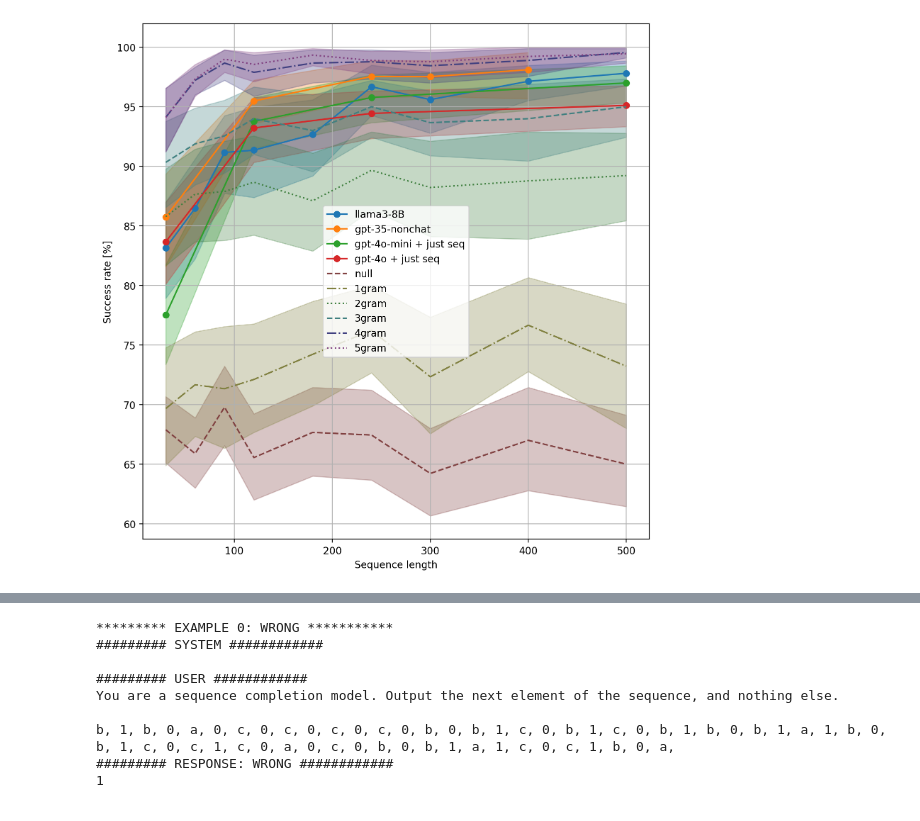
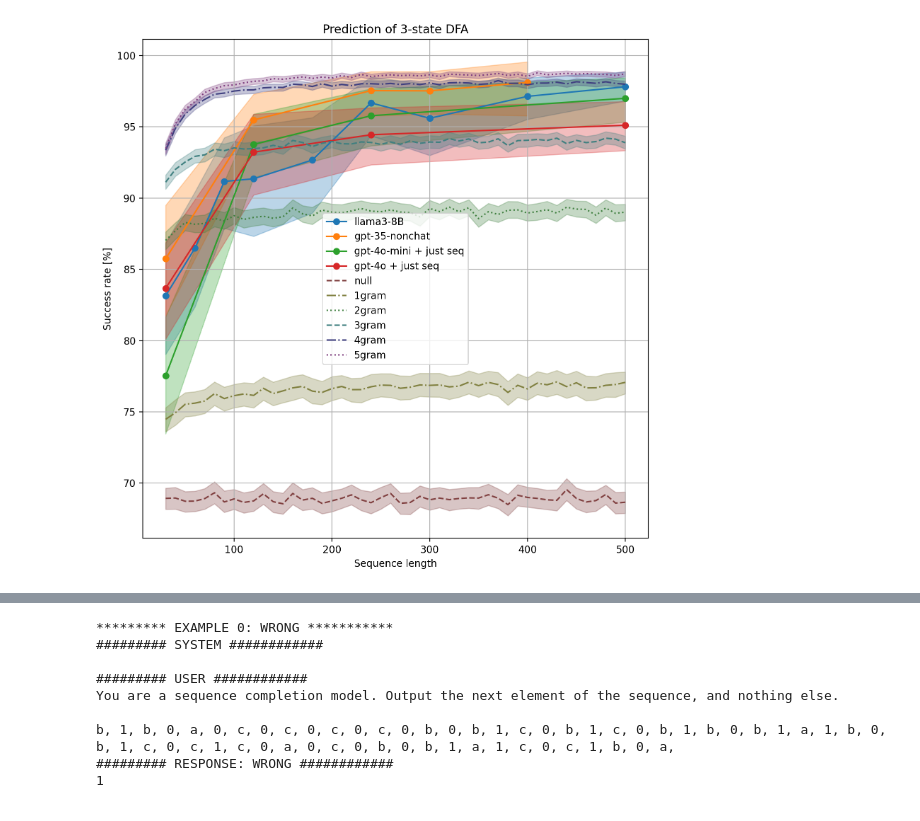
Before and after one commit to kavigupta/evallm, a Jupyter notebook: notebooks/initial-explorations.ipynb, the cells around one changed output, grey strips where cells are left out. Saved outputs shown, nothing was run; the diff lists cells and outputs as text; code cells hidden in the pictures.

```diff
--- a/notebooks/initial-explorations.ipynb
+++ b/notebooks/initial-explorations.ipynb
@@ -47,36 +34,45 @@ basic_sequence_prompt = (
         num_sequence_symbols, version=3
     )
 )
+# %%
+num_states_options_full = (3, 5, 7)
+# %%
+none = current_transducer_experiments(
+    "none",
+    num_states_options=num_states_options_full,
+    num_dfas=1000,
+    num_sequence_symbol_options=range(30, 500 + 1, 10),
+    just_stats=True,
+)
 # %%
 results = {
     "llama3-8B": current_transducer_experiments(
         "meta-llama/Meta-Llama-3-8B",
-        num_states_options=(3,),
+        num_states_options=num_states_options_full,
         num_dfas=30,
         num_sequence_symbol_options=(30, 60, 90, 120, 180, 240, 300, 400, 500),
     ),
     "gpt-35-nonchat": current_transducer_experiments(
         "gpt-3.5-turbo-instruct",
         num_dfas=30,
-        num_states_options=(3,),
+        num_states_options=num_states_options_full,
         num_sequence_symbol_options=(30, 120, 240, 300, 400),
     ),
     "gpt-4o-mini + just seq": evallm.experiments.transducer_experiment.chatgpt_transducer_experiments(
         "gpt-4o-mini-2024-07-18",
         cot_prompt=basic_sequence_prompt,
-        num_states_options=(3,),
+        num_states_options=num_states_options_full,
         num_sequence_symbol_options=(30, 120, 240, 500),
     ),
     "gpt-4o + just seq": evallm.experiments.transducer_experiment.chatgpt_transducer_experiments(
         "gpt-4o-2024-05-13",
         cot_prompt=basic_sequence_prompt,
-        num_states_options=(3,),
+        num_states_options=num_states_options_full[:1],
         num_sequence_symbol_options=(30, 120, 240, 500),
-        allow_expensive=True,
     ),
 }
 # %%
-plot_all_absolute_results_single_graph(results, 3, ignore_na=True)
+plot_all_absolute_results_single_graph(results, none, 3, ignore_na=True)
 # %% [output]
-[figure, old version]
+[figure, new version]
 # %%
```
Also changed, not shown: parts of 10 cells of this notebook, 6 other files.
